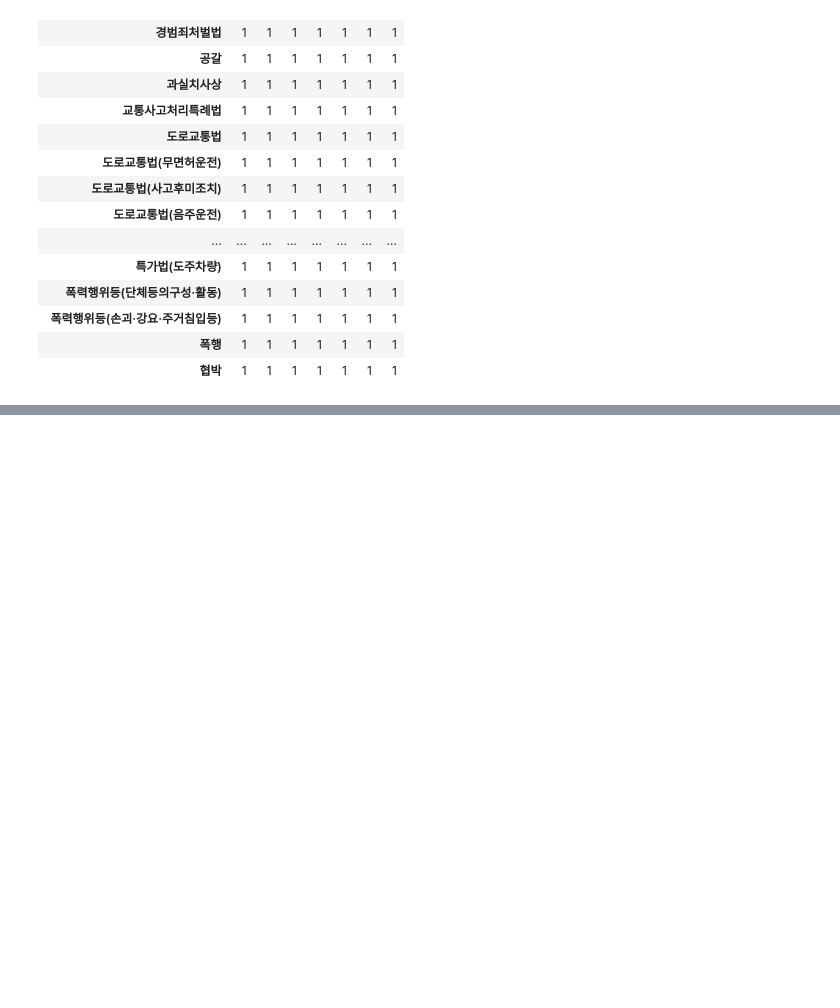
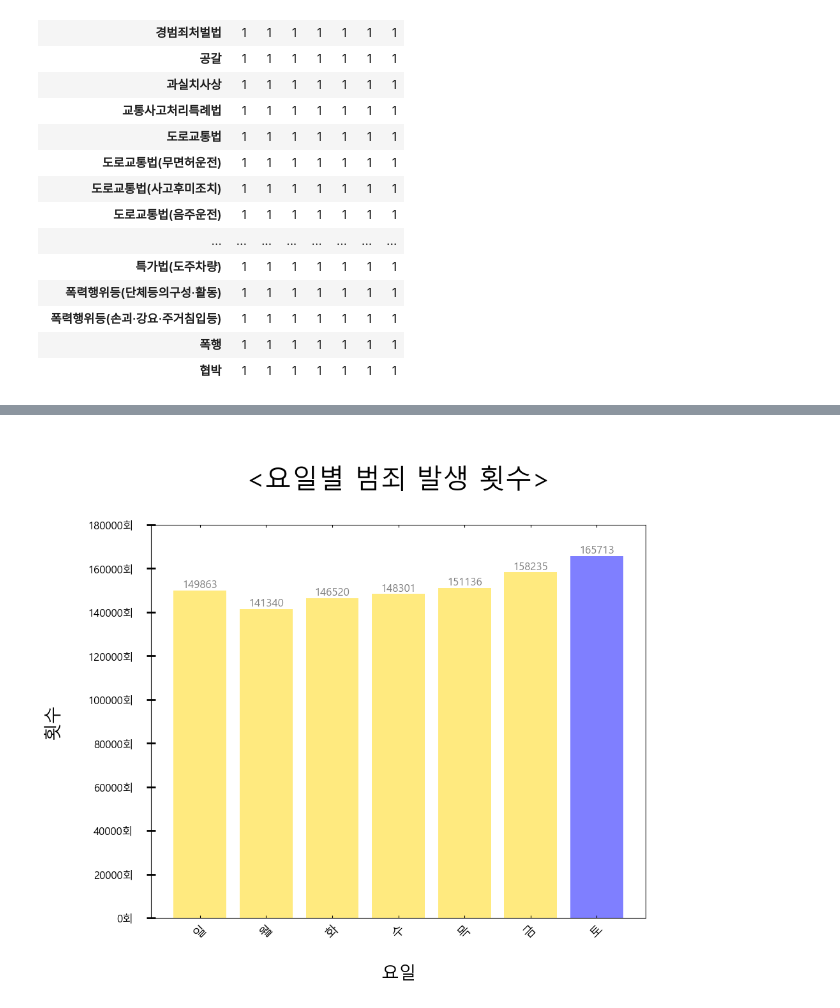
Before and after one commit to Kimheesu99/CrimeData, a Jupyter notebook: crimeData_day.ipynb, the cells around one changed output, grey strips where cells are left out. Cells and saved outputs as stored; diff of their text form; code cells hidden in the pictures; blank space fills up the shorter version.

```diff
--- a/crimeData_day.ipynb
+++ b/crimeData_day.ipynb
@@ -54,0 +78,9 @@ df1.groupby(['범죄분류']).count()
+# %%
+# 열 합계 계산
+df1_group = df1.sum()
+df1_group
+
+#df_group의 1행부터 df_new에 저장
+#local_count.ipynb -> 기타 부분 값 제거하기 위해서 df_new = df1_group[1:-1] -> -1은 마지막 행
+df_new = df1_group[1:]
+df_new
@@ -54,0 +96,53 @@ df1.groupby(['범죄분류']).count()
+# %%
+df_new[6]
+
+x = np.arange(7)
+
+day = df_new.index
+count = []
+
+#count배열에 df_new의 값을 넣음
+count.append(df_new[0])
+count.append(df_new[1])
+count.append(df_new[2])
+count.append(df_new[3])
+count.append(df_new[4])
+count.append(df_new[5])
+count.append(df_new[6])
+
+# 그래프 폰트 및 사이즈 지정
+plt.rc('font', family='Malgun Gothic')
+plt.figure(figsize=(10,8))
+
+#x축, y축, 항목별 색, 그래프 너비 지정
+bar = plt.bar(day, count, color = ['gold', 'gold', 'gold', 'gold', 'gold', 'gold', 'blue'], alpha = 0.5)
+
+# Y축의 범위: [ymin, ymax]
+plt.ylim([0, 180000])
+
+# 표시 형식
+plt.gca().yaxis.set_major_formatter(mticker.FormatStrFormatter('%d회'))
+
+#요일이 45도 기울어진채로 표시
+ax = plt.subplot(1, 1, 1)
+for label in ax.xaxis.get_ticklabels() :
+    label.set_rotation(45)
+
+# 각 항목의 값이 회색으로 표시
+for rect in bar:
+    height = rect.get_height()
+    plt.text(rect.get_x() + rect.get_width()/2.0, height, '%d' % height, ha='center', va='bottom', size = 12, color = 'gray')
+
+#눈금 굵기 및 색, 너비 등 지정
+plt.tick_params(axis='x', direction='in', length=3, pad=6, labelsize=14, labelcolor='black', top=True)
+plt.tick_params(axis='y', direction='inout', length=10, pad=15, labelsize=12, width=2, color='black')
+
+#제목, x축 범례, y축 범례 표시
+plt.title('\n<요일별 범죄 발생 횟수>\n', fontsize=30)
+plt.xlabel('\n요일', fontsize=20)
+plt.ylabel('횟수\n', fontsize=20)
+
+#그래프 그리기
+plt.show()
+# %% [output]
+[figure, added]
```
Also changed, not shown: parts of 2 cells of this notebook.
